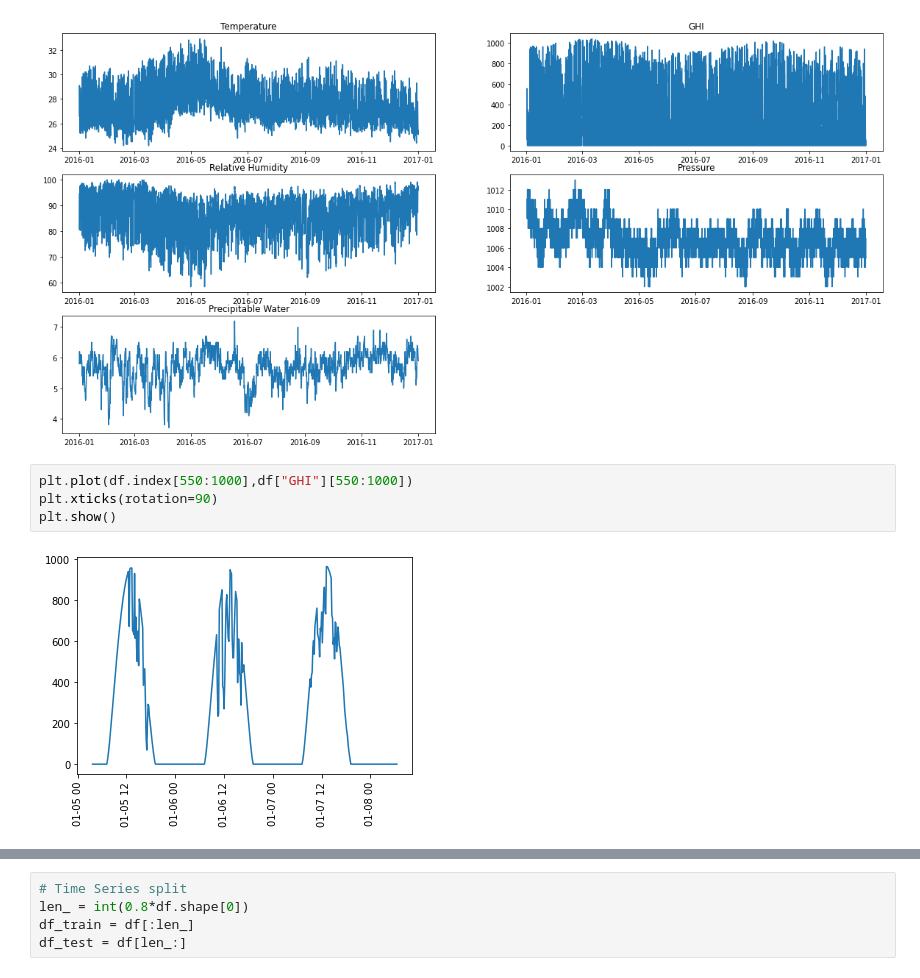
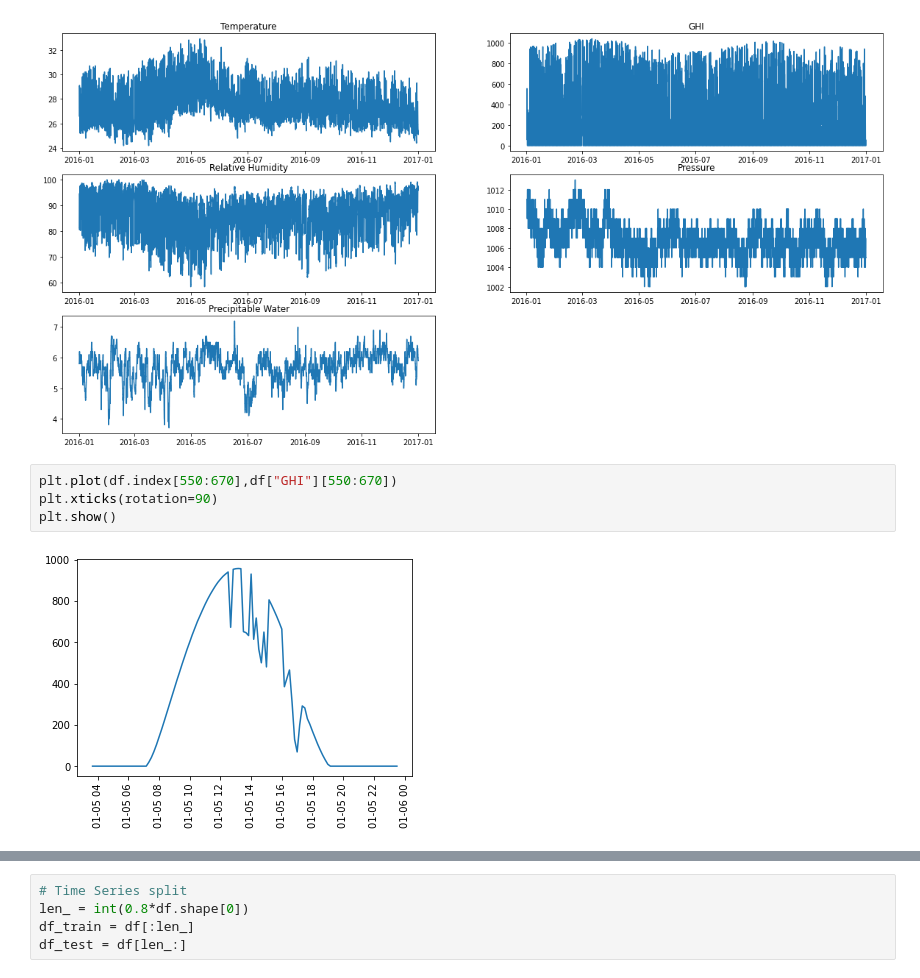
Before and after one commit to binarybins/Pitch, a Jupyter notebook: NSRDB.ipynb, the cells around one changed output, grey strips where cells are left out. Drawn from its saved outputs; the diff is of its cells as text.

```diff
--- a/NSRDB.ipynb
+++ b/NSRDB.ipynb
@@ -129,8 +129,8 @@ for i in range(len(labels)):
 # %% [output]
 [figure]
 # %%
-plt.plot(df.index[550:1000],df["GHI"][550:1000])
+plt.plot(df.index[550:670],df["GHI"][550:670])
 plt.xticks(rotation=90)
 plt.show()
 # %% [output]
-[figure, old version]
+[figure, new version]
```
Also changed, not shown: parts of 10 cells of this notebook, 9 other files.
